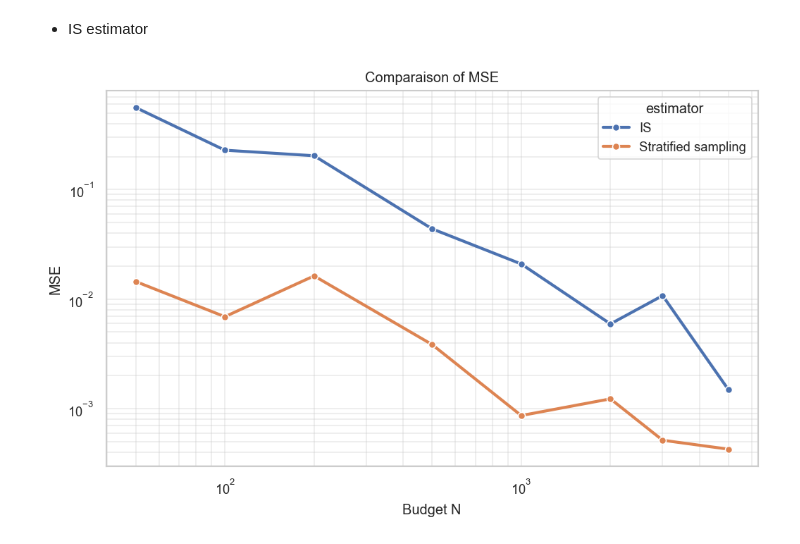
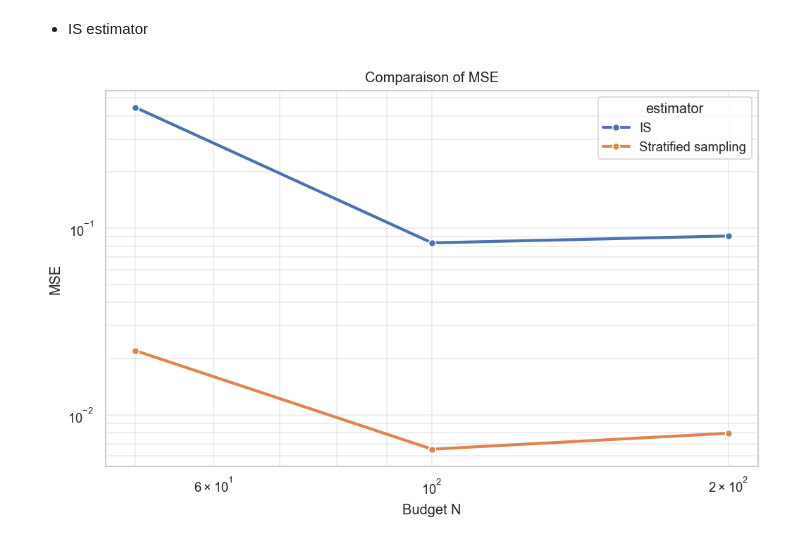
Before and after one commit to MohamedKeteb/constantpathsampling, a Jupyter notebook: normal_exp.ipynb, the cells around one changed output. Saved outputs shown, nothing was run; the diff lists cells and outputs as text; code cells hidden in the pictures.

```diff
--- a/normal_exp.ipynb
+++ b/normal_exp.ipynb
@@ -1,5 +1,14 @@
 # %%
 from src import *
+# %%
+def log_target0(x):
+    return -0.5 * x**2
+def log_target1(x, D=4):
+    return -0.5 * (x - D)**2
+def log_target_path(x, path):
+    return (1-path) * log_target0(x) + path * log_target1(x)
+def grad_log_target_path(x):
+    return log_target1(x, D=4) - log_target0(x)
 # %% [markdown]
 - Initialisation of the hyperparameters
 # %%
@@ -11,6 +20,6 @@ lambda_grid = np.arange(0, L + 1) / L # uniform grid of lambda values in [0, 1]
 # %% [markdown]
 ### Tuning of the parameters $k_\lambda$ and $m_\lambda$ over a uniform grid of size $L$
 # %%
-km_grid = tune_km_grid(lambda_grid, lag = lag, sigmaq = sigmaq, nrep = nrep)
-plot_km_grid(lambda_grid, lag = lag, sigmaq = sigmaq, nrep = nrep)
+km_grid = tune_km_grid(lambda_grid, lag = lag, sigmaq = sigmaq, log_target_path = log_target_path, nrep = nrep)
+plot_km_grid(lambda_grid, lag = lag, sigmaq = sigmaq, log_target_path = log_target_path, nrep = nrep)
 # %% [output]
@@ -32,22 +41,22 @@ L = 20
 # %% [markdown]
 - IS estimator
 # %%
-res = estimate_mom(lambda_grid, k_grid, m_grid, nrep, sigmaq, lag)
+res = estimate_mom(lambda_grid, k_grid, m_grid, nrep, sigmaq, lag, log_target_path, grad_log_target_path)
 sqrt_m2 = np.sqrt(res["m2"])
 # %%
-M_grid = np.array([50, 100, 200, 500, 1000, 2000, 3000, 5000])
-estimator = lambda lam: uestimator_given_lambda(lam, lambda_grid, k_grid, m_grid, sigmaq, lag)
+M_grid = np.array([50, 100, 200]) # 500, 1000, 2000, 3000, 5000
+estimator = lambda lam: uestimator_given_lambda(lam, lambda_grid, k_grid, m_grid, sigmaq, lag, log_target_path, grad_log_target_path)
 
 df_mse = compare_mse_budget_grid_plot(
     L=L,
     M_grid=M_grid,
     estimator=estimator,
     sqrt_m2=sqrt_m2,
     true_value=0,
     nrep=10,
     n_samples_per_bin=10
 )
 
 df_mse
 # %% [output]
-[figure, old version]
+[figure, new version]
```
Also changed, not shown: parts of 2 cells of this notebook, 2 other files.
